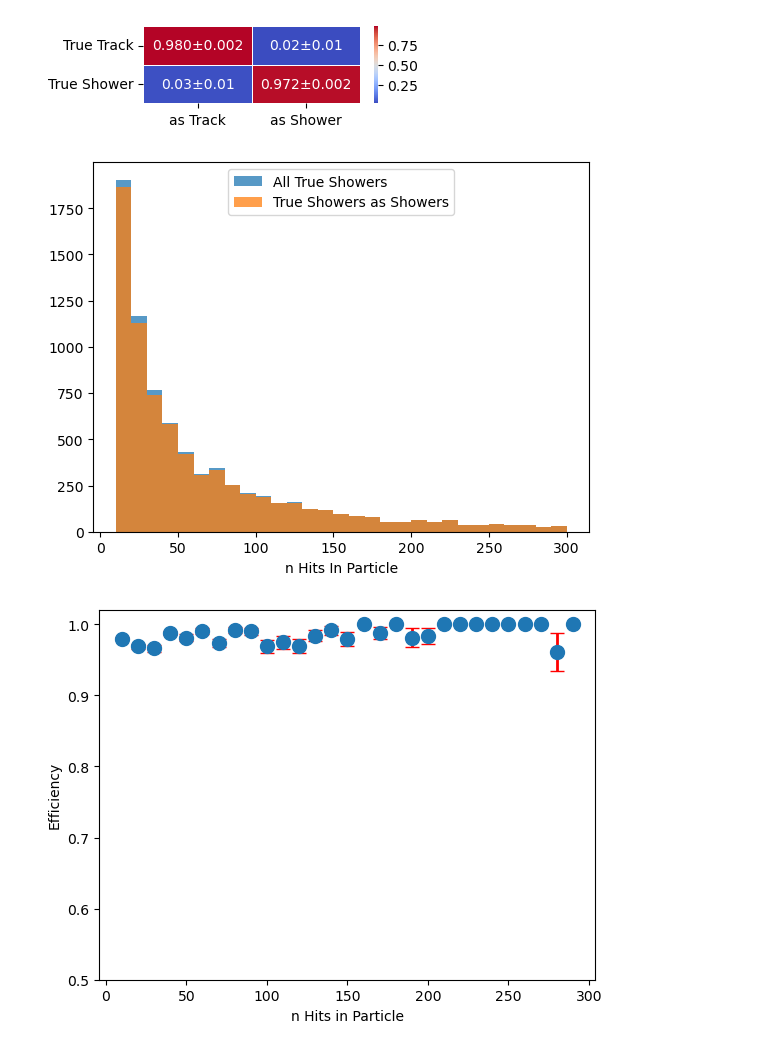
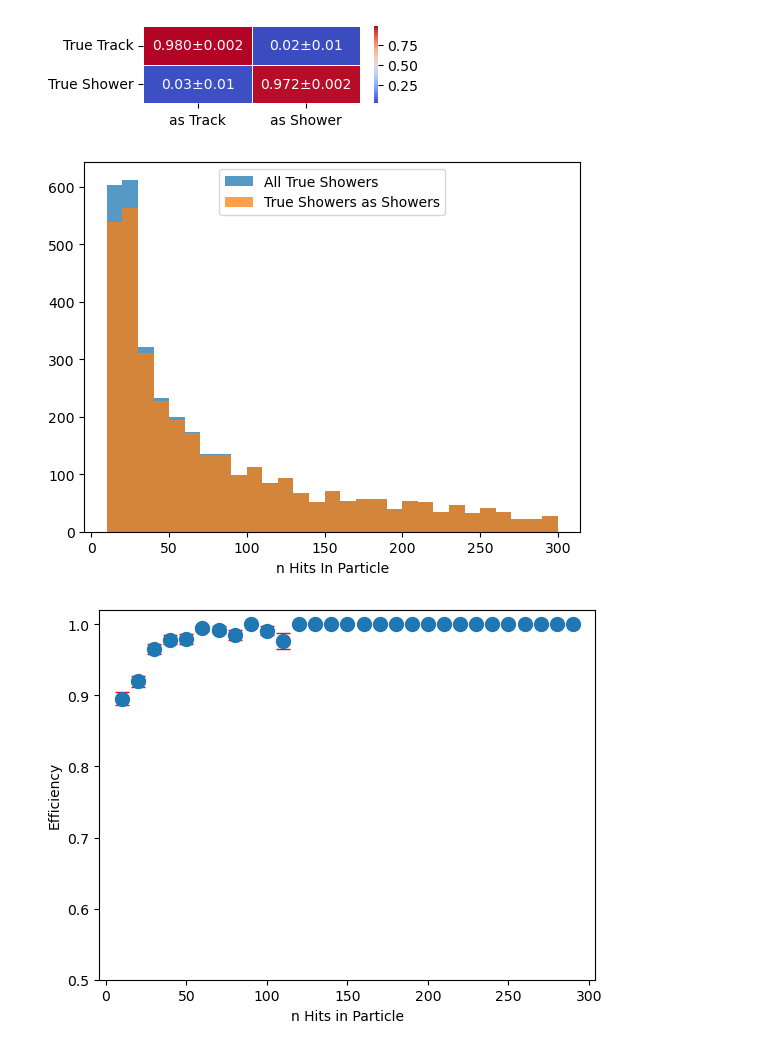
Before and after one commit to mohummudh/neutrinos-dune, a Jupyter notebook: andrew/4bdt_cheated/CheatedPerformance.ipynb, the cells around one changed output. Cells and saved outputs as stored; diff of their text form; code cells hidden in the pictures.

```diff
--- a/andrew/4bdt_cheated/CheatedPerformance.ipynb
+++ b/andrew/4bdt_cheated/CheatedPerformance.ipynb
@@ -261,39 +261,43 @@ plt.show()
 #print(max(shwleng))
 bin_edges = np.arange(10, 310, 10)
 
-hist1, _ = np.histogram(trkleng, bins=bin_edges)
-hist2, _ = np.histogram(leng1, bins=bin_edges)
+hist1, _ = np.histogram(shwleng, bins=bin_edges)
+hist2, _ = np.histogram(leng4, bins=bin_edges)
 
 #hist1_normalized = hist1 / len(trkleng)
 #hist2_normalized = hist2 / len(leng1)
 
 plt.bar(bin_edges[:-1], hist1, width=10, align='edge', alpha=0.75, label='All True Showers')
 plt.bar(bin_edges[:-1], hist2, width=10, align='edge', alpha=0.75, label='True Showers as Showers')
 #plt.title('')
 plt.xlabel('n Hits In Particle')
 plt.legend(loc='upper center')
 plt.show()
 
 xvalues = np.arange(10, 300, 10)
 eff = hist2/hist1
 error = []
 
 for i, val in enumerate(eff):
     err = np.sqrt((val*(1-val))/(hist1[i]+hist2[i]))
     error.append(err)
 
 #print(xvalues)
 #print(eff)
 #print(error)
 
 plt.errorbar(xvalues, eff, yerr=error, fmt='o', elinewidth=2, ecolor='red', capsize=5, ms=10)
 #plt.scatter(xvalues, (hist2/hist1))
 plt.xlabel('n Hits in Particle')
 plt.ylabel('Efficiency')
 #plt.xticks(fontsize = 21)
 #plt.yticks(fontsize = 21)
 plt.ylim(0.5,1.02)
 plt.show()
+
+np.save("Shw_x_BDT", xvalues)
+np.save("Shw_eff_BDT", eff)
+np.save("Shw_err_BDT", error)
 # %% [output]
-[figure, old version]
+[figure, new version]
-[figure, old version]
+[figure, new version]
```
Also changed, not shown: 55 other files.
